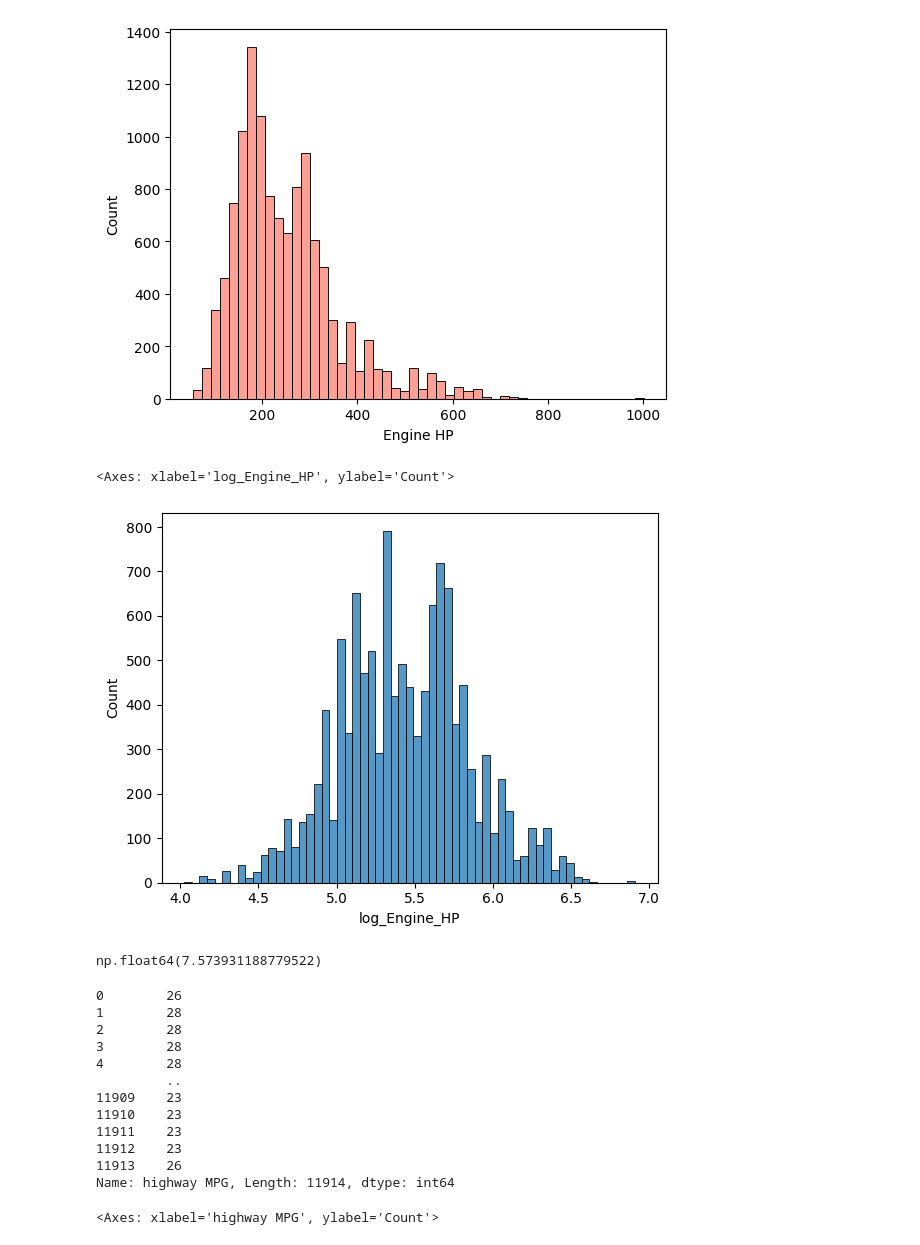
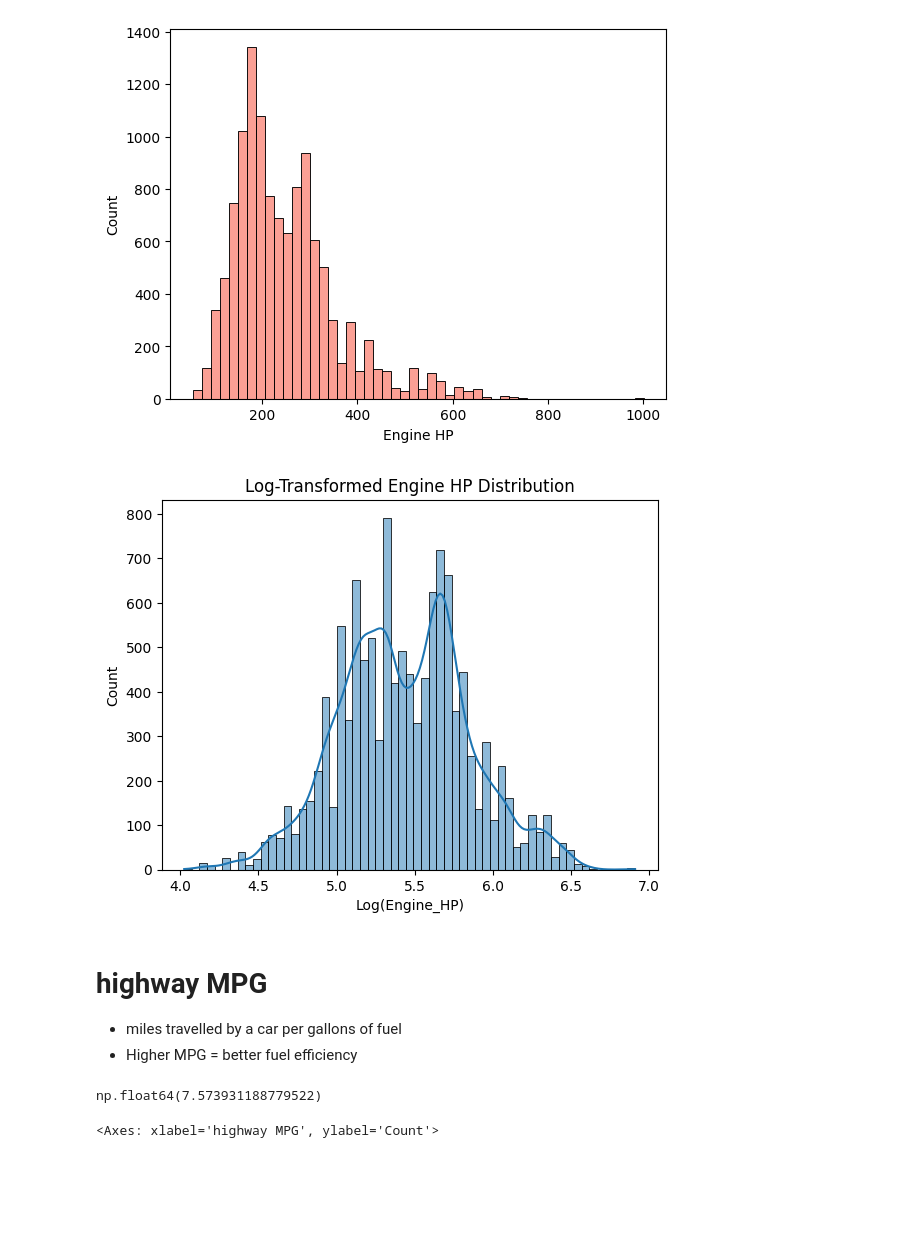
Before and after one commit to PremKarhale/CarRecommendationSystem, a Jupyter notebook: model_training/car_recommendation.ipynb, the cells around one changed output. Cells and saved outputs as stored; diff of their text form; code cells hidden in the pictures; blank space fills up the shorter version.

```diff
--- a/model_training/car_recommendation.ipynb
+++ b/model_training/car_recommendation.ipynb
@@ -193,29 +195,20 @@ sns.histplot(df['Engine HP'], bins=50, color='salmon')
 # %%
 df['log_Engine_HP'] = np.log1p(df['Engine HP'])
 # %%
-sns.histplot(df['log_Engine_HP'])
+sns.histplot(df['log_Engine_HP'],kde=True)
+plt.title('Log-Transformed Engine HP Distribution')
+plt.xlabel('Log(Engine_HP)')
+plt.show()
 # %% [output]
-<Axes: xlabel='log_Engine_HP', ylabel='Count'>
-[figure, old version]
+[figure, new version]
+# %% [markdown]
+# highway MPG
+- miles travelled by a car per gallons of fuel
+- Higher MPG = better fuel efficiency
 # %%
 df['highway MPG'].skew() # highly right skew
 # %% [output]
 np.float64(7.573931188779522)
-# %%
-df['highway MPG']
-# %% [output]
-0        26
-1        28
-2        28
-3        28
-4        28
-         ..
-11909    23
-11910    23
-11911    23
-11912    23
-11913    26
-Name: highway MPG, Length: 11914, dtype: int64
 # %%
 sns.histplot(df['highway MPG'], bins=50, color='lightgreen',kde=True)
 # %% [output]
```
Also changed, not shown: parts of 15 cells of this notebook.
